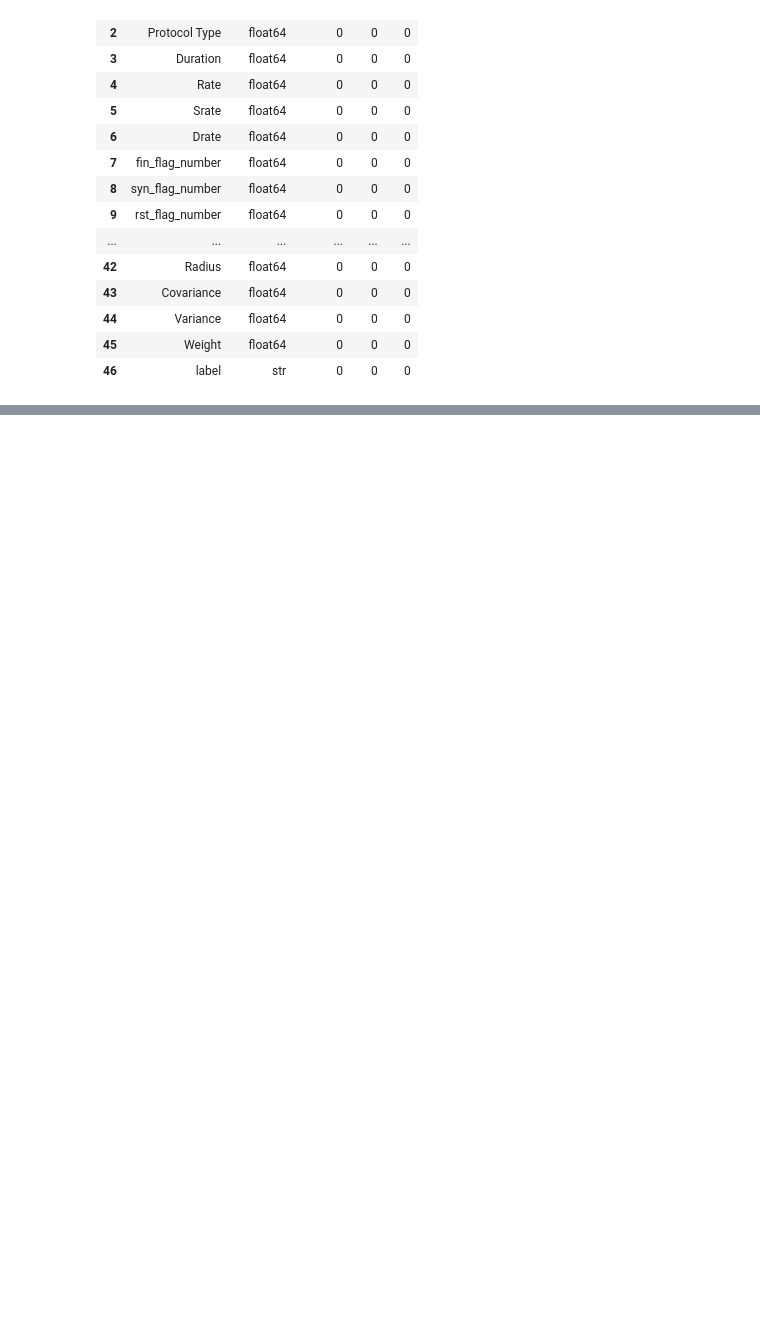
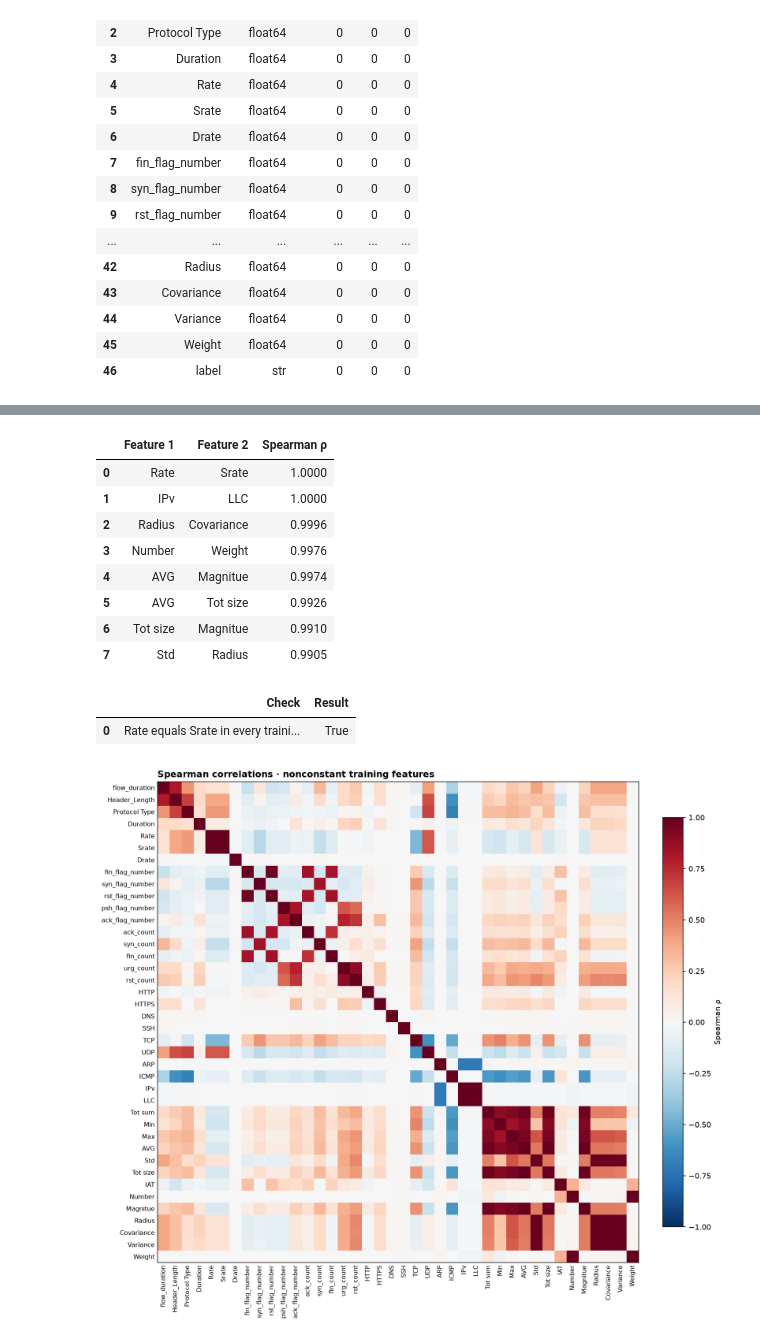
Before and after one commit to mdaliqbal021-tech/iot-intrusion-detection, a Jupyter notebook: 02_eda_restart.ipynb, the cells around one changed output, grey strips where cells are left out. Drawn from its saved outputs; the diff is of its cells as text; code cells hidden in the pictures; blank space fills up the shorter version.

```diff
--- a/02_eda_restart.ipynb
+++ b/02_eda_restart.ipynb
@@ -532,0 +817,38 @@ Training columns
+# %%
+spearman_train = varying_features.corr(method="spearman")
+row_idx, col_idx = np.triu_indices(len(spearman_train), k=1)
+strongest_pairs = pd.DataFrame({
+    "Feature 1": spearman_train.index[row_idx],
+    "Feature 2": spearman_train.columns[col_idx],
+    "Spearman ρ": spearman_train.to_numpy()[row_idx, col_idx],
+}).sort_values("Spearman ρ", key=lambda values: values.abs(), ascending=False).head(8)
+with pd.option_context("display.float_format", "{:.4f}".format):
+    display(strongest_pairs.reset_index(drop=True))
+
+rate_equal = None
+if {"Rate", "Srate"}.issubset(features_eda.columns):
+    rate_equal = bool(features_eda["Rate"].eq(features_eda["Srate"]).all())
+    display(pd.DataFrame({"Check": ["Rate equals Srate in every training row"], "Result": [rate_equal]}))
+
+figure, ax = plt.subplots(figsize=(11.5, 10.5), layout="constrained")
+heatmap = ax.imshow(spearman_train, cmap="RdBu_r", vmin=-1, vmax=1, interpolation="nearest")
+positions = np.arange(len(spearman_train))
+ax.set_xticks(positions, labels=spearman_train.columns, rotation=90, fontsize=8)
+ax.set_yticks(positions, labels=spearman_train.index, fontsize=8)
+ax.tick_params(length=0)
+ax.set_title("Spearman correlations · nonconstant training features", loc="left", fontweight="bold")
+figure.colorbar(heatmap, ax=ax, shrink=0.78, label="Spearman ρ")
+show_eda_figure(figure)
+# %% [output]
+|  | Feature 1 | Feature 2 | Spearman ρ |
+| 0 | Rate | Srate | 1.0000 |
+| 1 | IPv | LLC | 1.0000 |
+| 2 | Radius | Covariance | 0.9996 |
+| 3 | Number | Weight | 0.9976 |
+| 4 | AVG | Magnitue | 0.9974 |
+| 5 | AVG | Tot size | 0.9926 |
+| 6 | Tot size | Magnitue | 0.9910 |
+| 7 | Std | Radius | 0.9905 |
+|  | Check | Result |
+| 0 | Rate equals Srate in every traini... | True |
+[figure, added]
```
Also changed, not shown: parts of 20 cells of this notebook, 2 other files.
